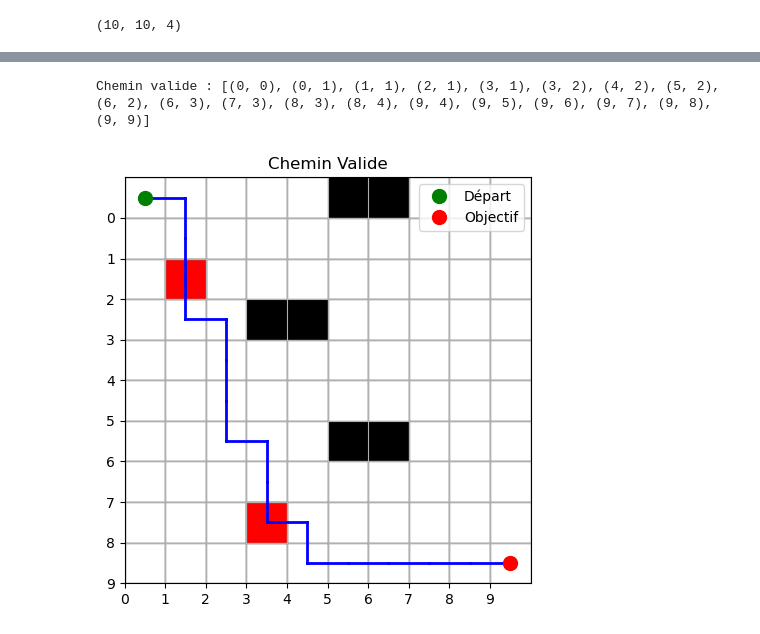
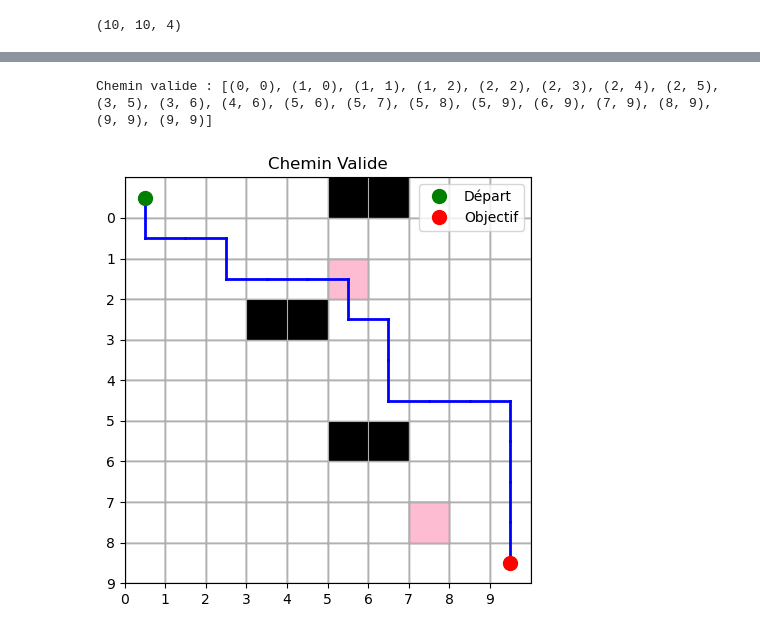
Before and after one commit to ourahma/Q_Learning, a Jupyter notebook: setup_env_fraise.ipynb, the cells around one changed output, grey strips where cells are left out. Drawn from its saved outputs; the diff is of its cells as text; code cells hidden in the pictures.

```diff
--- a/setup_env_fraise.ipynb
+++ b/setup_env_fraise.ipynb
@@ -7,16 +8,6 @@ import matplotlib.patches as patches
 # %%
-# Initialisation de l'environnement (grille)
-grid_size = 10
-env = np.zeros((grid_size, grid_size))  # Grille vide
-goal = (9, 9)
-
-# Ajout d'obstacles
-obstacles = [(0, 5), (0, 6), (3, 3), (3, 4), (6, 5), (6, 6)]
-for obs in obstacles:
-    env[obs] = 1
-
 # Ajout de fraises
-strawberries = [(2, 1), (8, 3)]
+strawberries = [(2, 5), (8, 7)]
 for straw in strawberries:
     env[straw] = 2
 
@@ -139,21 +39,0 @@ array([[-5.4127324 , -3.7499908 , -5.65862952, -5.25033944],
-# %%
-# Trouver un chemin valide
-valid_path = []
-state = (0, 0)
-
-while state != (9, 9):
-    valid_path.append(state)
-    action_index = np.argmax(q_table[state[0], state[1], :])
-    action = actions[action_index]
-    next_state = take_action(state, action)
-
-    # Vérifiez si l'état suivant est valide (pas un obstacle)
-    if env[next_state[0], next_state[1]] == 1:
-        print("Erreur : chemin passe par un obstacle !")
-        break
-    state = next_state
-
-valid_path.append((9, 9))  # Ajouter l'objectif
-print("Chemin valide :", valid_path)
-# %% [output]
-Chemin valide : [(0, 0), (0, 1), (1, 1), (2, 1), (3, 1), (3, 2), (4, 2), (5, 2), (6, 2), (6, 3), (7, 3), (8, 3), (8, 4), (9, 4), (9, 5), (9, 6), (9, 7), (9, 8), (9, 9)]
@@ -208,10 +40,20 @@ def visualize_path_with_strawberry(ax,env, path,title):
+# %%
+# Entraîner le robot
+episodes = 5000
+#(episodes,alpha,gamma,epsilon,q_table)
+q_table = q_learning(episodes,alpha,gamma,epsilon,q_table,strawberries)
+# %%
+optimal_path = find_optimal_path(q_table, (0,0), goal)
+print("Chemin valide :", optimal_path)
+# %% [output]
+Chemin valide : [(0, 0), (1, 0), (1, 1), (1, 2), (2, 2), (2, 3), (2, 4), (2, 5), (3, 5), (3, 6), (4, 6), (5, 6), (5, 7), (5, 8), (5, 9), (6, 9), (7, 9), (8, 9), (9, 9), (9, 9)]
 # %%
 # Création des sous-graphiques
 fig, ax = plt.subplots()
 
 # Chemin optimal
-visualize_path_with_strawberry(ax,env, valid_path, "Chemin Valide")
+visualize_path(ax,env, optimal_path, "Chemin Valide",strawberries=strawberries)
 plt.tight_layout()
 plt.show()
 # %% [output]
-[figure, old version]
+[figure, new version]
```
Also changed, not shown: parts of 15 cells of this notebook, 3 other files.
